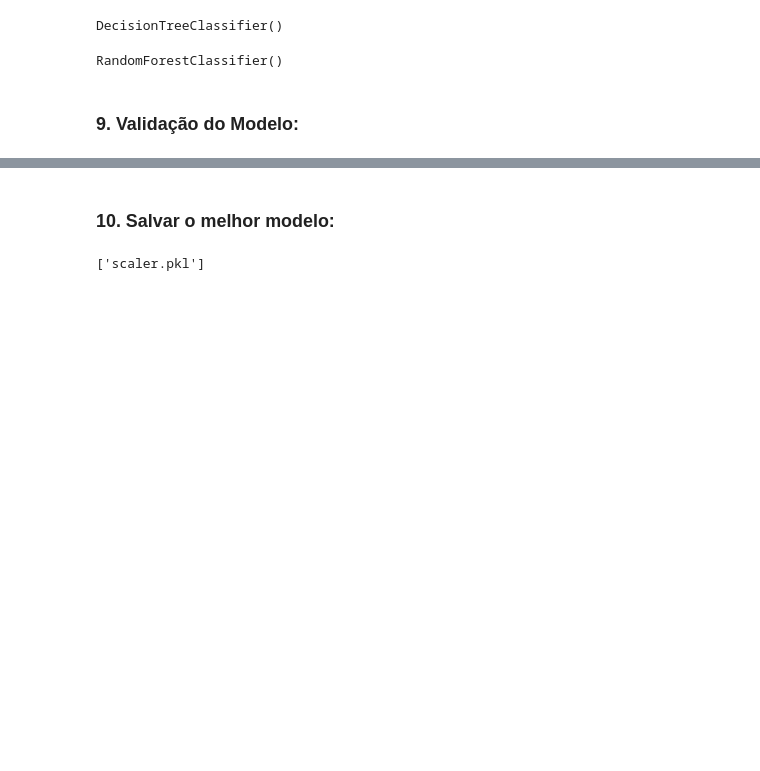
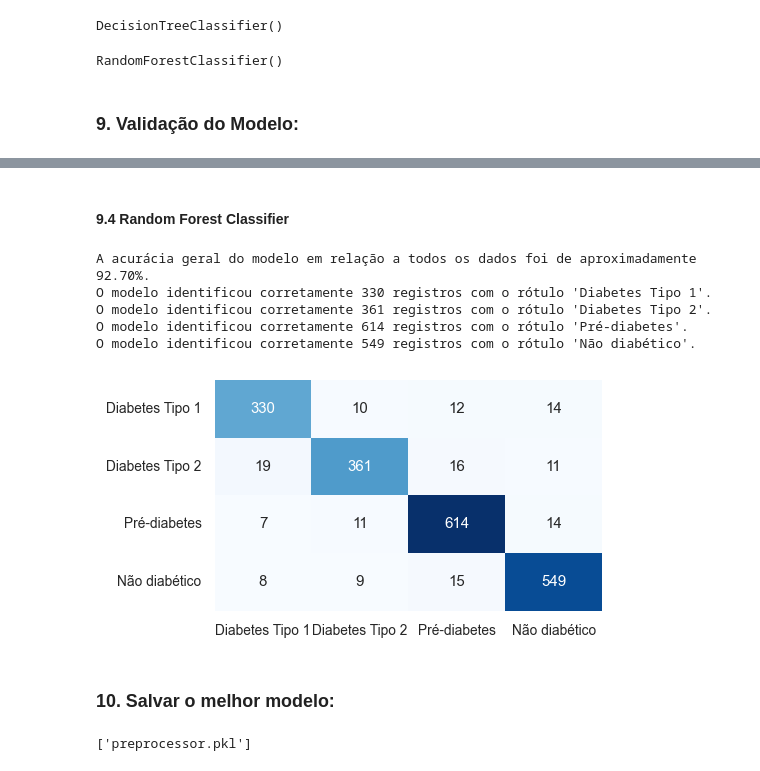
Before and after one commit to luccasena/Machine-Learning-com-Python, a Jupyter notebook: notebooks/classificacao.ipynb, the cells around one changed output, grey strips where cells are left out. Drawn from its saved outputs; the diff is of its cells as text; code cells hidden in the pictures; blank space fills up the shorter version.

```diff
--- a/notebooks/classificacao.ipynb
+++ b/notebooks/classificacao.ipynb
@@ -182,9 +218,22 @@ Acurácia do Modelo: 0.8515
+# %% [markdown]
+#### 9.4 Random Forest Classifier
+# %%
+predictRF = modelRF.predict(x_test)
+
+PerformanceMetrics(y_test, predictRF, ['Diabetes Tipo 1', 'Diabetes Tipo 2', 'Pré-diabetes', 'Não diabético'])
+# %% [output]
+A acurácia geral do modelo em relação a todos os dados foi de aproximadamente 92.70%.
+O modelo identificou corretamente 330 registros com o rótulo 'Diabetes Tipo 1'.
+O modelo identificou corretamente 361 registros com o rótulo 'Diabetes Tipo 2'.
+O modelo identificou corretamente 614 registros com o rótulo 'Pré-diabetes'.
+O modelo identificou corretamente 549 registros com o rótulo 'Não diabético'.
+[figure, added]
 # %% [markdown]
 ### **10. Salvar o melhor modelo:**
 # %%
 import joblib
 
 joblib.dump(modelRF, "modelRF.pkl")
-joblib.dump(scaler, "scaler.pkl")
+joblib.dump(preprocessor, "preprocessor.pkl")
 # %% [output]
-['scaler.pkl']
+['preprocessor.pkl']
```
Also changed, not shown: parts of 13 cells of this notebook, 3 other files.
